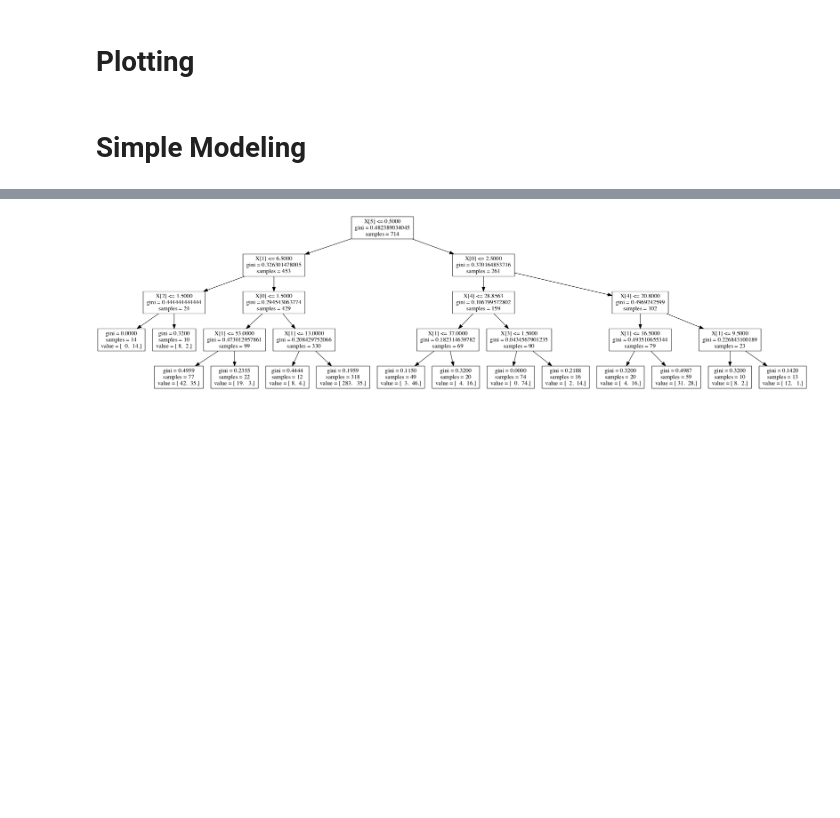
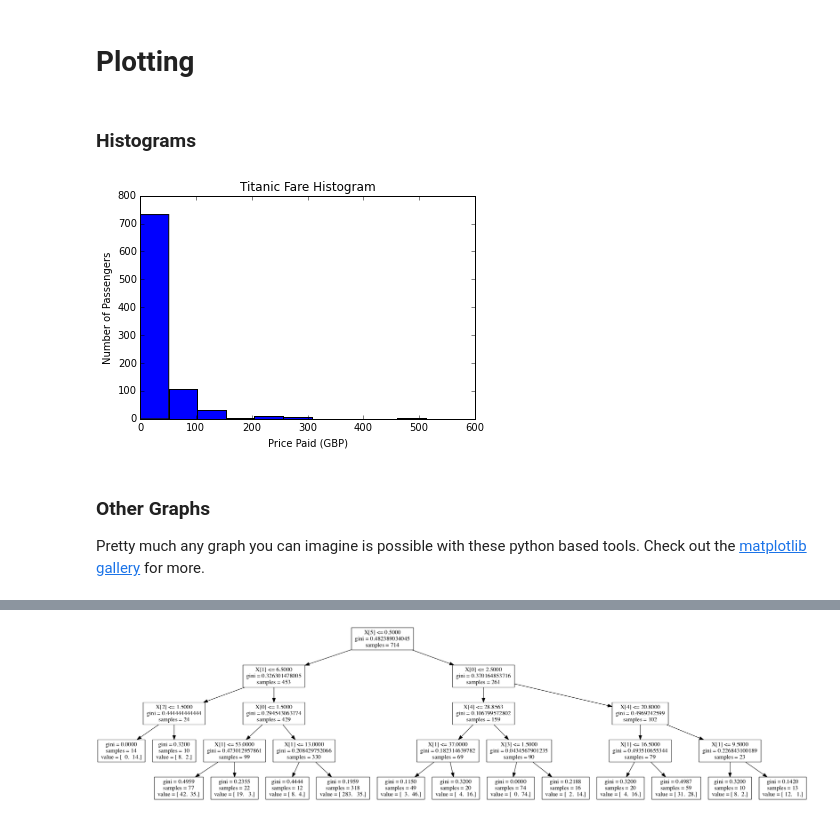
Before and after one commit to jackiekazil/intro_pandas, a Jupyter notebook: pandas_case_study.ipynb, the cells around one changed output, grey strips where cells are left out. Drawn from its saved outputs; the diff is of its cells as text; code cells hidden in the pictures; blank space fills up the shorter version.

```diff
--- a/pandas_case_study.ipynb
+++ b/pandas_case_study.ipynb
@@ -12,2 +10,0 @@ titanic = pd.read_csv('data/titanic.csv')
-# %% [markdown]
-# Simple Modeling
@@ -15,0 +11,15 @@ titanic = pd.read_csv('data/titanic.csv')
+# %% [markdown]
+### Histograms
+# %%
+import matplotlib.pyplot as plt
+
+plt.hist(titanic['Fare'])
+plt.title("Titanic Fare Histogram")
+plt.xlabel("Price Paid (GBP)")
+plt.ylabel("Number of Passengers")
+plt.show()
+# %% [output]
+[figure, added]
+# %% [markdown]
+### Other Graphs
+Pretty much any graph you can imagine is possible with these python based tools. Check out the [matplotlib gallery](http://matplotlib.org/gallery.html) for more.
```
Also changed, not shown: parts of 23 cells of this notebook.
